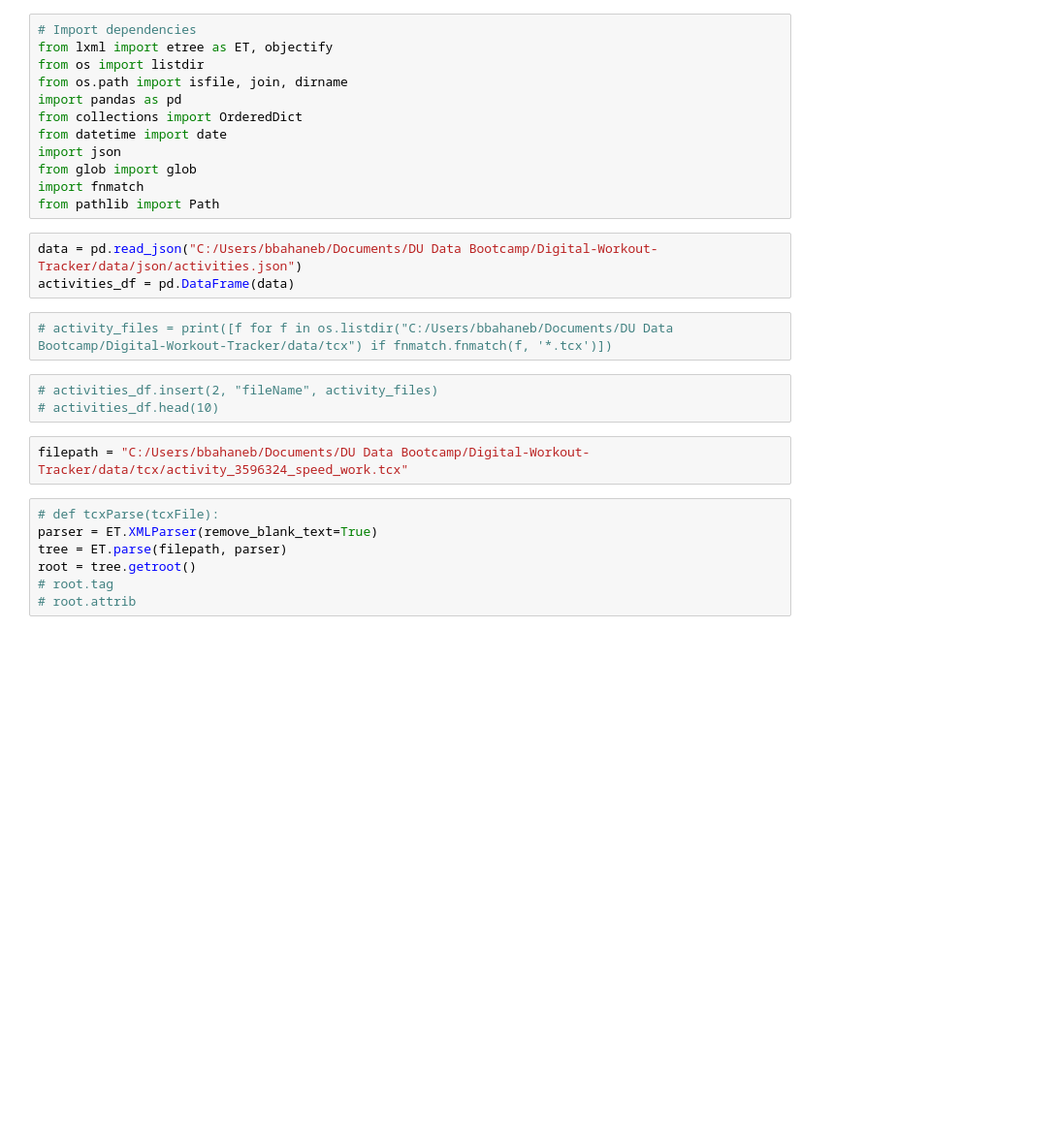
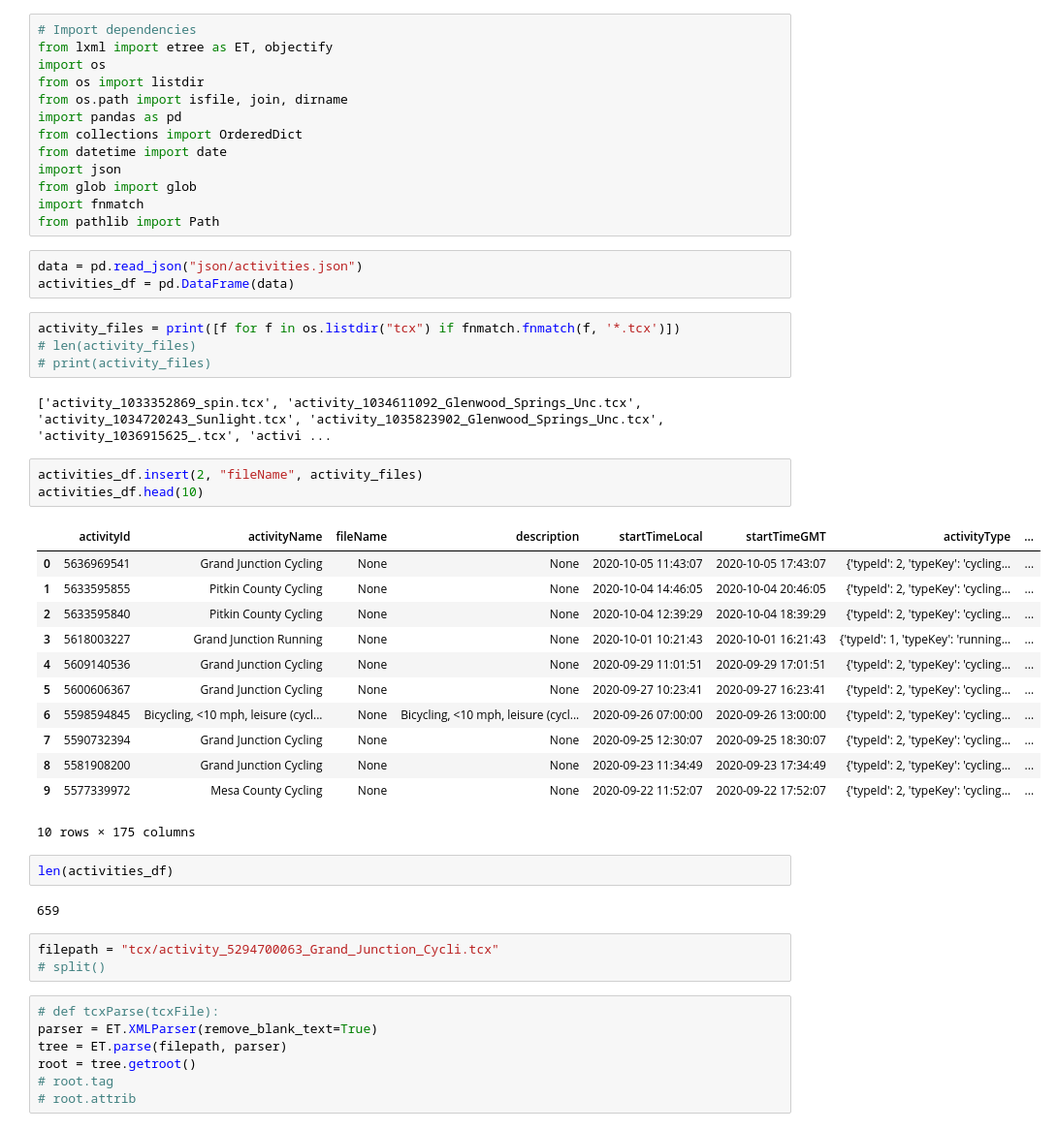
Before and after one commit to RoarkJ/Digital-Workout-Tracker, a Jupyter notebook: data/garmin_parse.ipynb, the cells around one changed output. Shown at 97% size. Drawn from its saved outputs; the diff is of its cells as text; blank space fills up the shorter version.

```diff
--- a/data/garmin_parse.ipynb
+++ b/data/garmin_parse.ipynb
@@ -1,6 +1,7 @@
 # %%
 # Import dependencies
 from lxml import etree as ET, objectify
+import os
 from os import listdir
 from os.path import isfile, join, dirname
 import pandas as pd
@@ -11,15 +12,37 @@ from glob import glob
 import fnmatch
 from pathlib import Path
 # %%
-data = pd.read_json("C:/Users/bbahaneb/Documents/DU Data Bootcamp/Digital-Workout-Tracker/data/json/activities.json")
+data = pd.read_json("json/activities.json")
 activities_df = pd.DataFrame(data)
 # %%
-# activity_files = print([f for f in os.listdir("C:/Users/bbahaneb/Documents/DU Data Bootcamp/Digital-Workout-Tracker/data/tcx") if fnmatch.fnmatch(f, '*.tcx')])
+activity_files = print([f for f in os.listdir("tcx") if fnmatch.fnmatch(f, '*.tcx')])
+# len(activity_files)
+# print(activity_files)
+# %% [output]
+['activity_1033352869_spin.tcx', 'activity_1034611092_Glenwood_Springs_Unc.tcx', 'activity_1034720243_Sunlight.tcx', 'activity_1035823902_Glenwood_Springs_Unc.tcx', 'activity_1036915625_.tcx', 'activi ...
 # %%
-# activities_df.insert(2, "fileName", activity_files)
-# activities_df.head(10)
+activities_df.insert(2, "fileName", activity_files)
+activities_df.head(10)
+# %% [output]
+|  | activityId | activityName | fileName | description | startTimeLocal | startTimeGMT | activityType | ... |
+| 0 | 5636969541 | Grand Junction Cycling | None | None | 2020-10-05 11:43:07 | 2020-10-05 17:43:07 | {'typeId': 2, 'typeKey': 'cycling... | ... |
+| 1 | 5633595855 | Pitkin County Cycling | None | None | 2020-10-04 14:46:05 | 2020-10-04 20:46:05 | {'typeId': 2, 'typeKey': 'cycling... | ... |
+| 2 | 5633595840 | Pitkin County Cycling | None | None | 2020-10-04 12:39:29 | 2020-10-04 18:39:29 | {'typeId': 2, 'typeKey': 'cycling... | ... |
+| 3 | 5618003227 | Grand Junction Running | None | None | 2020-10-01 10:21:43 | 2020-10-01 16:21:43 | {'typeId': 1, 'typeKey': 'running... | ... |
+| 4 | 5609140536 | Grand Junction Cycling | None | None | 2020-09-29 11:01:51 | 2020-09-29 17:01:51 | {'typeId': 2, 'typeKey': 'cycling... | ... |
+| 5 | 5600606367 | Grand Junction Cycling | None | None | 2020-09-27 10:23:41 | 2020-09-27 16:23:41 | {'typeId': 2, 'typeKey': 'cycling... | ... |
+| 6 | 5598594845 | Bicycling, <10 mph, leisure (cycl... | None | Bicycling, <10 mph, leisure (cycl... | 2020-09-26 07:00:00 | 2020-09-26 13:00:00 | {'typeId': 2, 'typeKey': 'cycling... | ... |
+| 7 | 5590732394 | Grand Junction Cycling | None | None | 2020-09-25 12:30:07 | 2020-09-25 18:30:07 | {'typeId': 2, 'typeKey': 'cycling... | ... |
+| 8 | 5581908200 | Grand Junction Cycling | None | None | 2020-09-23 11:34:49 | 2020-09-23 17:34:49 | {'typeId': 2, 'typeKey': 'cycling... | ... |
+| 9 | 5577339972 | Mesa County Cycling | None | None | 2020-09-22 11:52:07 | 2020-09-22 17:52:07 | {'typeId': 2, 'typeKey': 'cycling... | ... |
+10 rows × 175 columns
-# %%
-filepath = "C:/Users/bbahaneb/Documents/DU Data Bootcamp/Digital-Workout-Tracker/data/tcx/activity_3596324_speed_work.tcx"
+# %%
+len(activities_df)
+# %% [output]
+659
+# %%
+filepath = "tcx/activity_5294700063_Grand_Junction_Cycli.tcx"
+# split()
 # %%
 # def tcxParse(tcxFile):
 parser = ET.XMLParser(remove_blank_text=True)
```
Also changed, not shown: parts of 5 cells of this notebook, 1 other file.
